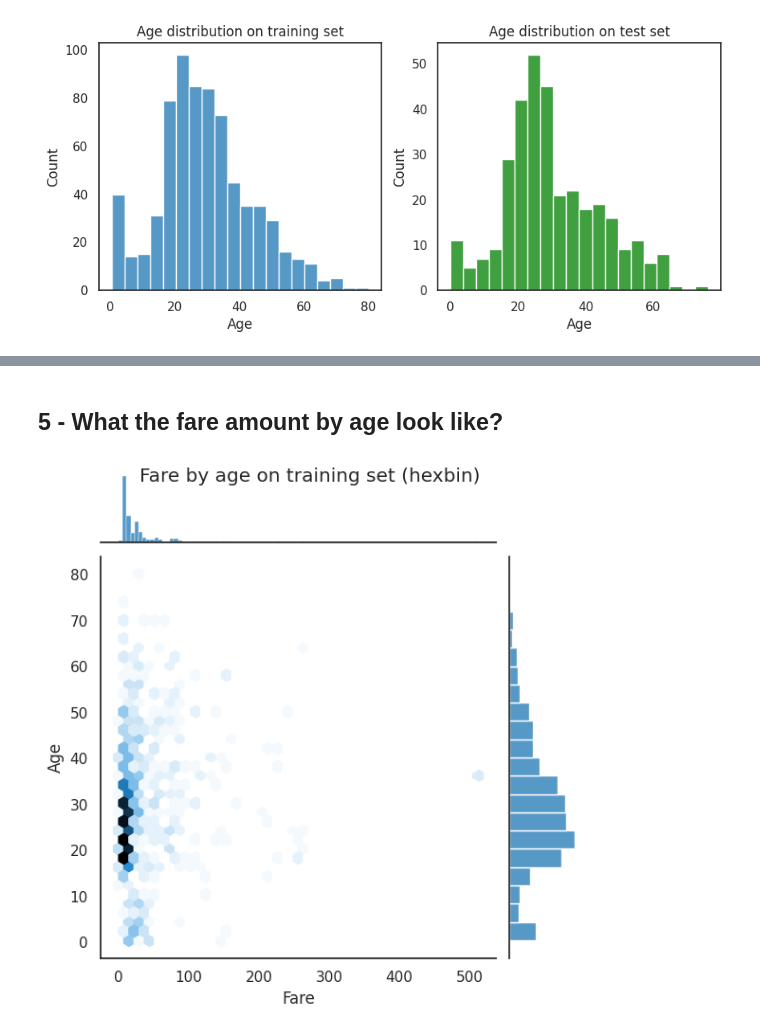
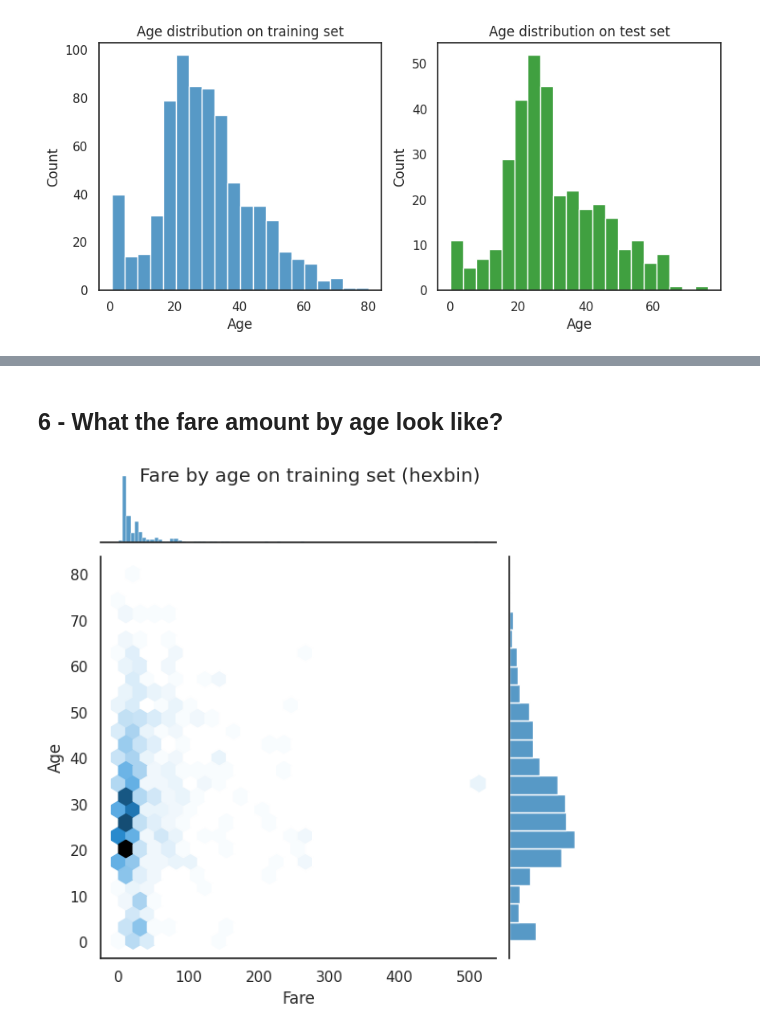
Before and after one commit to Xornotor/Titanic-Kaggle, a Jupyter notebook: TitanicEDA.ipynb, the cells around one changed output, grey strips where cells are left out. Drawn from its saved outputs; the diff is of its cells as text; code cells hidden in the pictures.

```diff
--- a/TitanicEDA.ipynb
+++ b/TitanicEDA.ipynb
@@ -123,9 +132,10 @@ fig.show()
 # %% [markdown]
-## 5 - What the fare amount by age look like?
+## 6 - What the fare amount by age look like?
 # %%
-sns.jointplot(df_train_filtered, x='Fare', y='Age', kind='hex')
+sns.jointplot(df_train_filtered, x='Fare', y='Age', kind='hex',
+              joint_kws={'gridsize': 25})
 plt.suptitle('Fare by age on training set (hexbin)')
 plt.show()
 # %% [output]
-[figure, old version]
+[figure, new version]
 # %%
```
Also changed, not shown: parts of 10 cells of this notebook.
